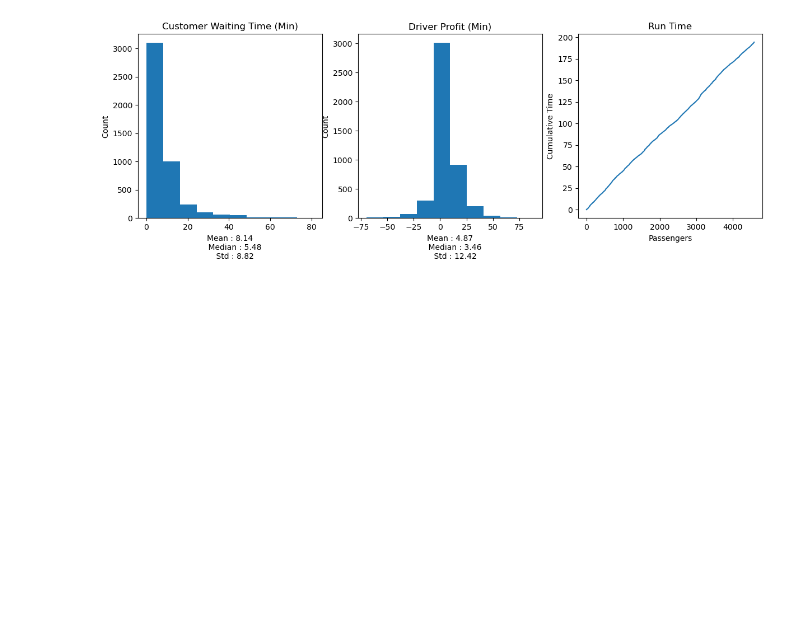
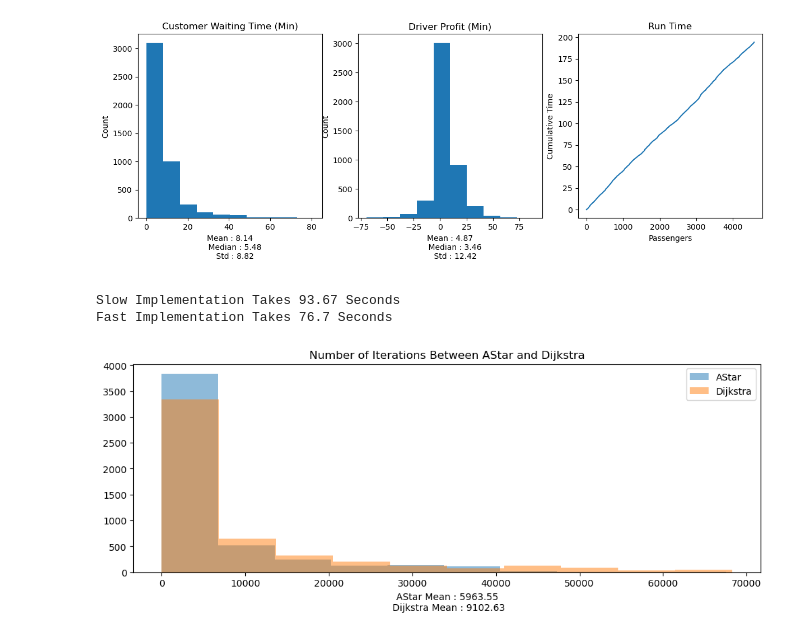
Before and after one commit to bsun1220/UberAlgo, a Jupyter notebook: CaseStudy/analysis.ipynb, the cells around one changed output. Cells and saved outputs as stored; diff of their text form; code cells hidden in the pictures; blank space fills up the shorter version.

```diff
--- a/CaseStudy/analysis.ipynb
+++ b/CaseStudy/analysis.ipynb
@@ -124,3 +127,43 @@ res_cus, res_driv, res_time = match(fast_get_closest_node, find_driver5, astar)
 process_results(res_cus, res_driv, res_time)
 # %% [output]
 [figure]
+# %%
+start = time.time()
+
+for p in passengers:
+    source = {'lat':p[1], 'lon':p[2]}
+    source_node = slow_get_closest_node(source, nodes)
+    dest = {'lat':p[3], 'lon':p[4]}
+    dest_node = slow_get_closest_node(dest, nodes)
+
+for d in drivers:
+    loc = {'lat':d[1], 'lon':d[2]}
+    node = slow_get_closest_node(loc, nodes)
+
+end = time.time()
+print(f'Slow Implementation Takes {np.round(end - start, 2)} Seconds')
+start = time.time()
+for p in passengers:
+    source = {'lat':p[1], 'lon':p[2]}
+    source_node = fast_get_closest_node(source, nodes)
+    dest = {'lat':p[3], 'lon':p[4]}
+    dest_node = fast_get_closest_node(dest, nodes)
+
+for d in drivers:
+    loc = {'lat':d[1], 'lon':d[2]}
+    node = fast_get_closest_node(loc, nodes)
+
+end = time.time()
+print(f'Fast Implementation Takes {np.round(end - start, 2)} Seconds')
+# %% [output]
+Slow Implementation Takes 93.67 Seconds
+Fast Implementation Takes 76.7 Seconds
+# %%
+plt.hist(np.array(astar_list), alpha = 0.5, label = 'AStar')
+plt.hist(np.array(dijkstra_list), alpha = 0.5, label = 'Dijkstra')
+plt.legend()
+plt.title("Number of Iterations Between AStar and Dijkstra")
+plt.xlabel(f'AStar Mean : {np.round(np.array(astar_list).mean(), 2)}\n Dijkstra Mean : {np.round(np.array(dijkstra_list).mean(), 2)}')
+plt.show()
+# %% [output]
+[figure, added]
```
Also changed, not shown: parts of 9 cells of this notebook, 7 other files.
